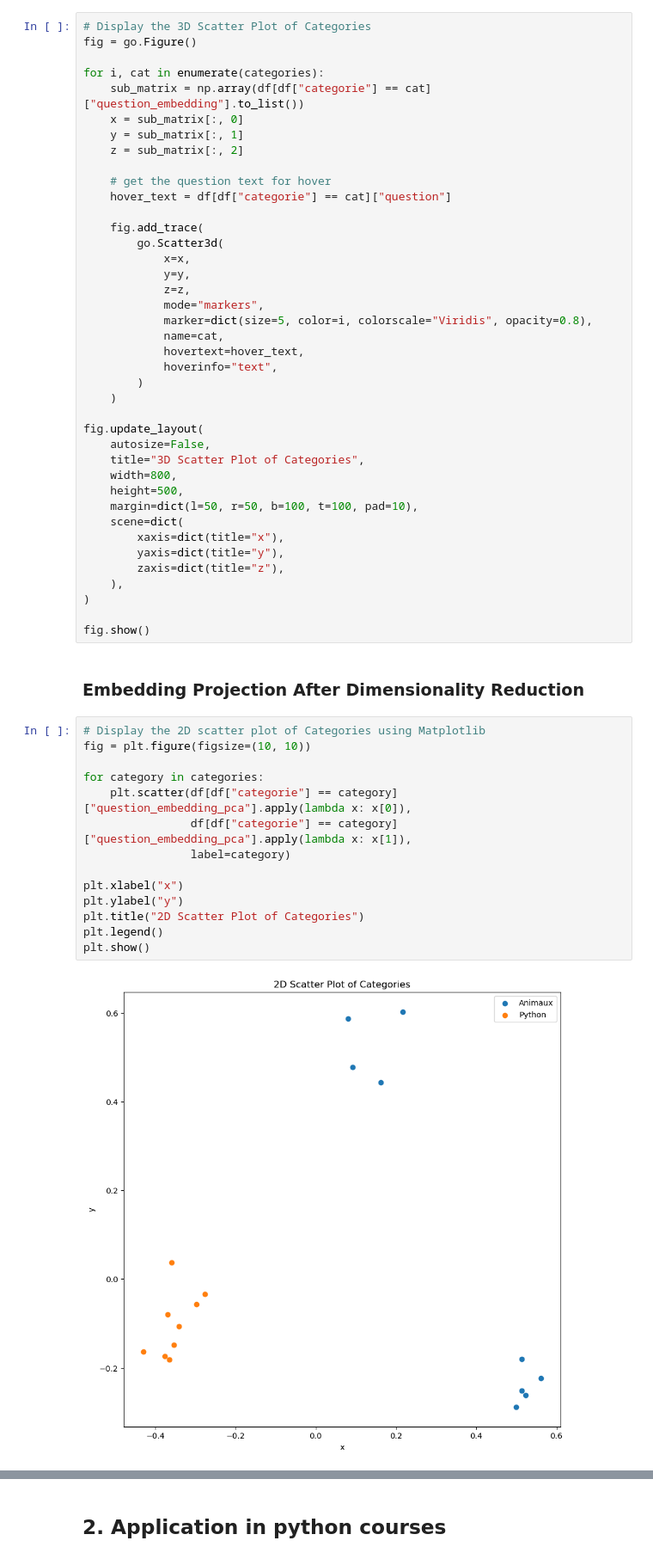
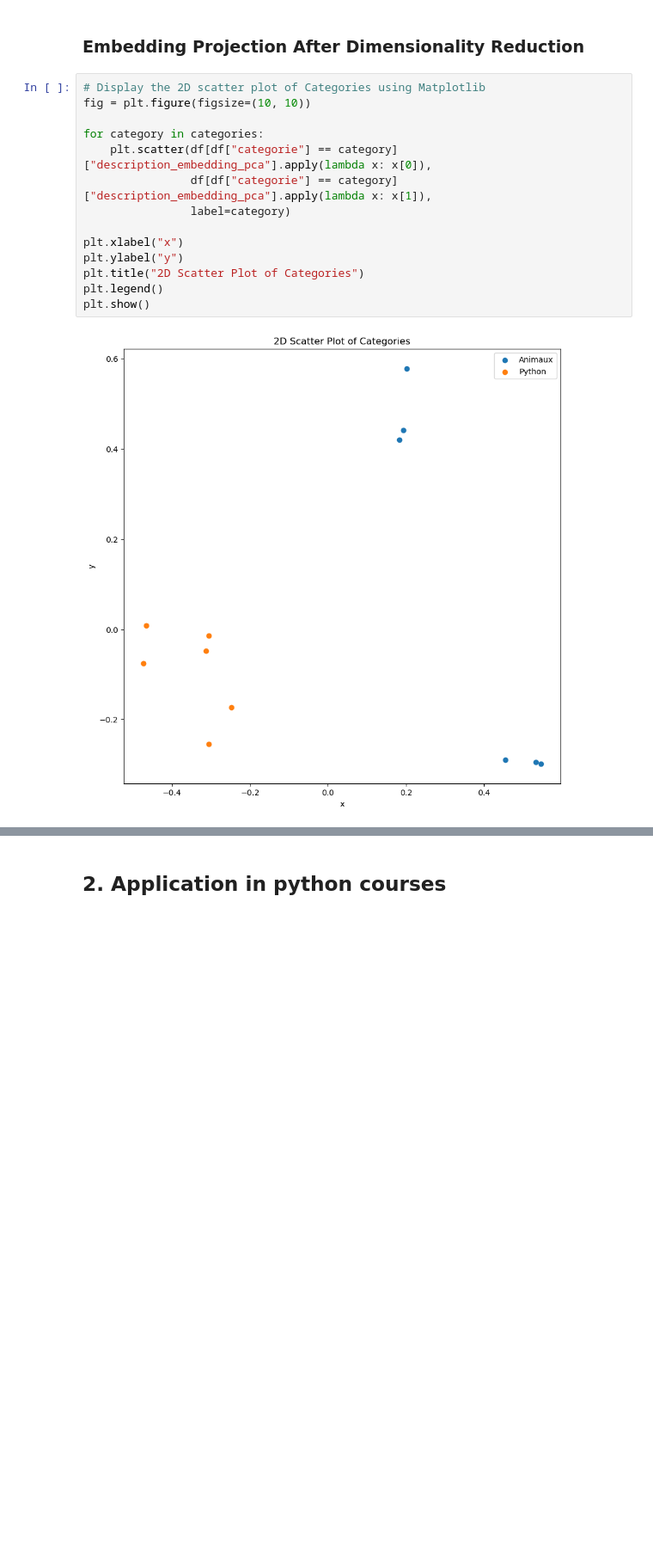
Before and after one commit to pierrepo/-biopyassistant-sandbox, a Jupyter notebook: src/analysis_embeddings.ipynb, the cells around one changed output, grey strips where cells are left out. Shown at 86% size. Drawn from its saved outputs; the diff is of its cells as text; blank space fills up the shorter version.

```diff
--- a/src/analysis_embeddings.ipynb
+++ b/src/analysis_embeddings.ipynb
@@ -144,61 +100,21 @@ fig.show()
-# %%
-# Display the 3D Scatter Plot of Categories
-fig = go.Figure()
-
-for i, cat in enumerate(categories):
-    sub_matrix = np.array(df[df["categorie"] == cat]["question_embedding"].to_list())
-    x = sub_matrix[:, 0]
-    y = sub_matrix[:, 1]
-    z = sub_matrix[:, 2]
-
-    # get the question text for hover
-    hover_text = df[df["categorie"] == cat]["question"]
-
-    fig.add_trace(
-        go.Scatter3d(
-            x=x,
-            y=y,
-            z=z,
-            mode="markers",
-            marker=dict(size=5, color=i, colorscale="Viridis", opacity=0.8),
-            name=cat,
-            hovertext=hover_text,
-            hoverinfo="text",
-        )
-    )
-
-fig.update_layout(
-    autosize=False,
-    title="3D Scatter Plot of Categories",
-    width=800,
-    height=500,
-    margin=dict(l=50, r=50, b=100, t=100, pad=10),
-    scene=dict(
-        xaxis=dict(title="x"),
-        yaxis=dict(title="y"),
-        zaxis=dict(title="z"),
-    ),
-)
-
-fig.show()
 # %% [markdown]
 ### Embedding Projection After Dimensionality Reduction
 # %%
 # Display the 2D scatter plot of Categories using Matplotlib
 fig = plt.figure(figsize=(10, 10))
 
 for category in categories:
-    plt.scatter(df[df["categorie"] == category]["question_embedding_pca"].apply(lambda x: x[0]),
-                df[df["categorie"] == category]["question_embedding_pca"].apply(lambda x: x[1]),
+    plt.scatter(df[df["categorie"] == category]["description_embedding_pca"].apply(lambda x: x[0]),
+                df[df["categorie"] == category]["description_embedding_pca"].apply(lambda x: x[1]),
                 label=category)
 
 plt.xlabel("x")
 plt.ylabel("y")
 plt.title("2D Scatter Plot of Categories")
 plt.legend()
 plt.show()
 # %% [output]
-[figure, old version]
+[figure, new version]
 # %%
 # Display the 2D scatter plot of Categories using Plotly
 fig = go.Figure()
```
Also changed, not shown: parts of 16 cells of this notebook.
